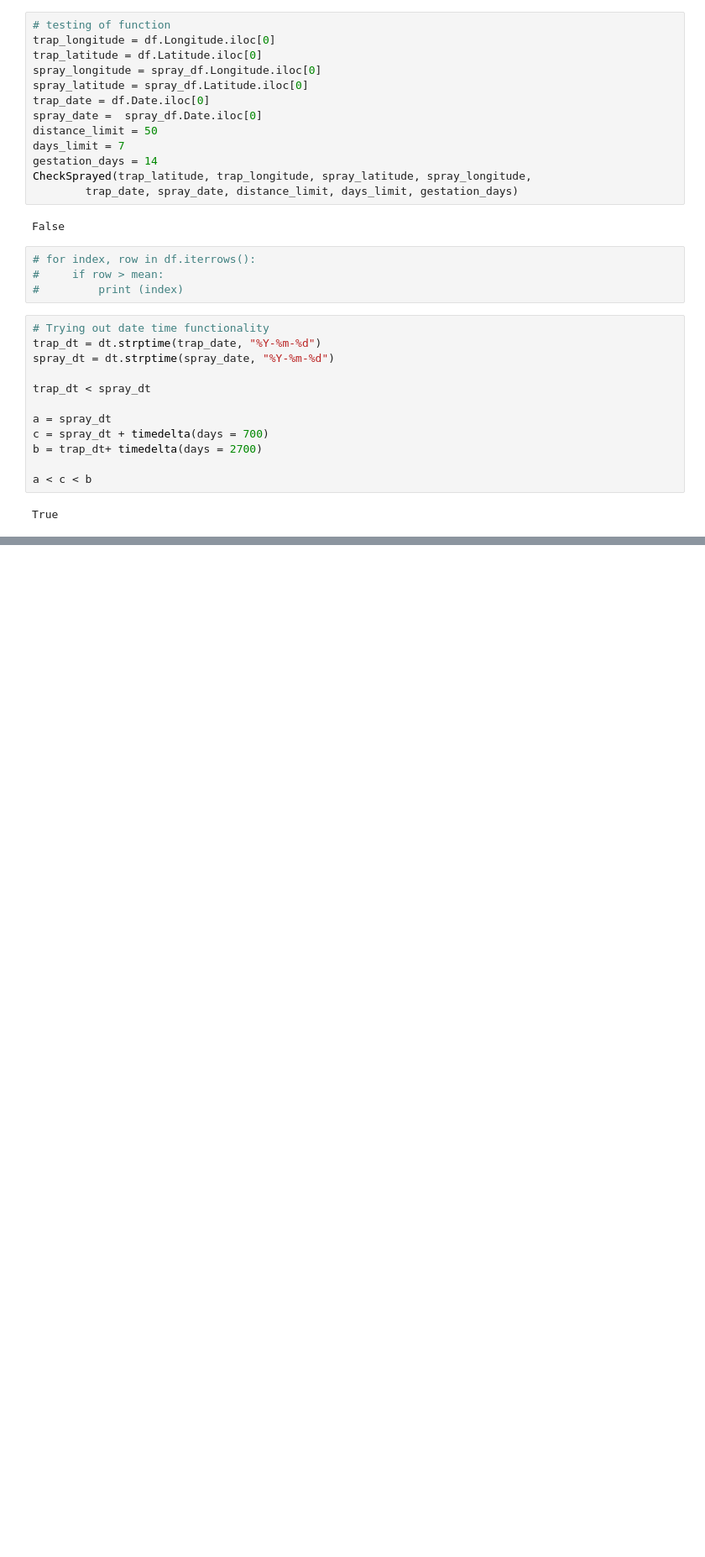
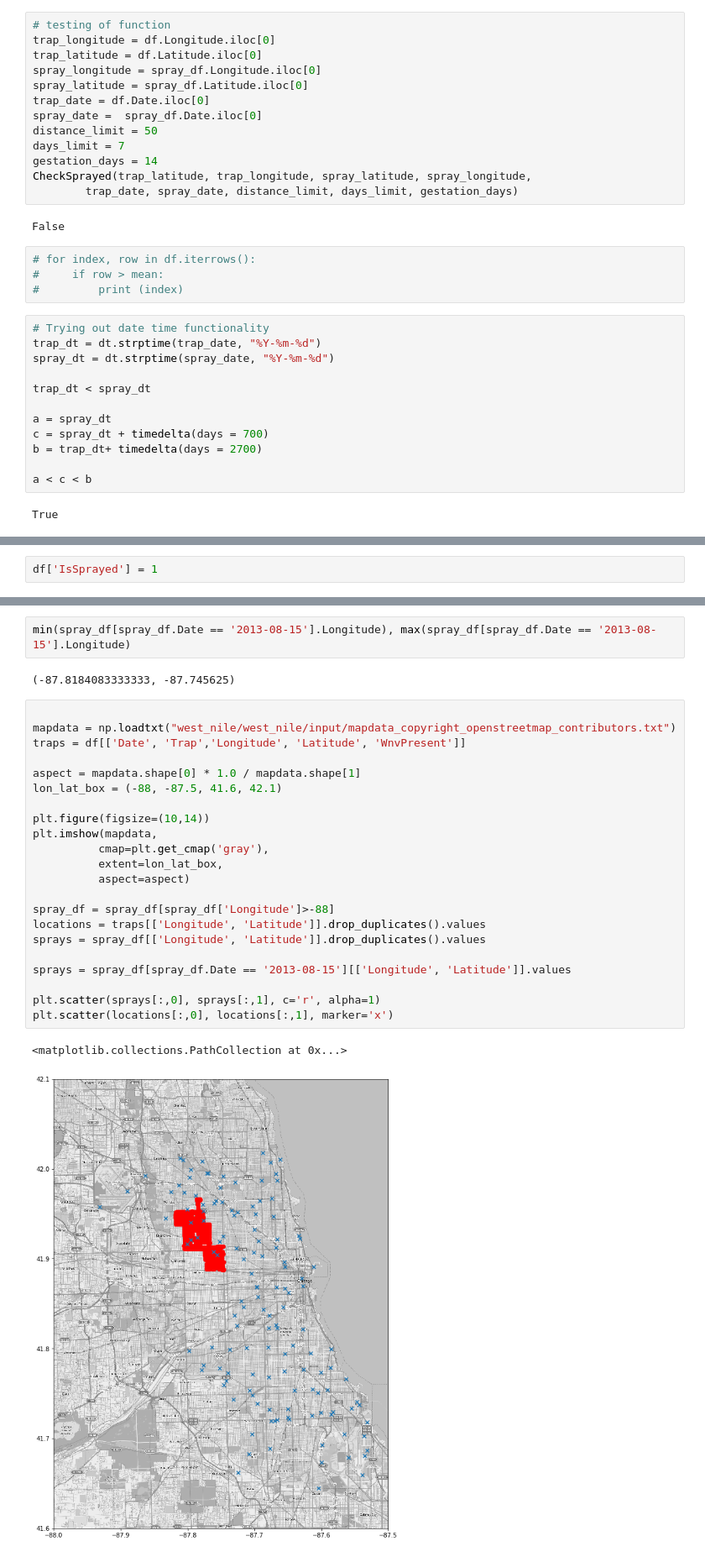
Before and after one commit to MaxReinisch/DSI_Project_4, a Jupyter notebook: West-Nile-Virus-BC.ipynb, the cells around one changed output, grey strips where cells are left out. Shown at 84% size. Saved outputs shown, nothing was run; the diff lists cells and outputs as text; blank space fills up the shorter version.

```diff
--- a/West-Nile-Virus-BC.ipynb
+++ b/West-Nile-Virus-BC.ipynb
@@ -223,0 +284,2 @@ True
+# %%
+df['IsSprayed'] = 1
@@ -223,0 +331,29 @@ True
+# %%
+min(spray_df[spray_df.Date == '2013-08-15'].Longitude), max(spray_df[spray_df.Date == '2013-08-15'].Longitude)
+# %% [output]
+(-87.8184083333333, -87.745625)
+# %%
+
+mapdata = np.loadtxt("west_nile/west_nile/input/mapdata_copyright_openstreetmap_contributors.txt")
+traps = df[['Date', 'Trap','Longitude', 'Latitude', 'WnvPresent']]
+
+aspect = mapdata.shape[0] * 1.0 / mapdata.shape[1]
+lon_lat_box = (-88, -87.5, 41.6, 42.1)
+
+plt.figure(figsize=(10,14))
+plt.imshow(mapdata,
+          cmap=plt.get_cmap('gray'),
+          extent=lon_lat_box,
+          aspect=aspect)
+
+spray_df = spray_df[spray_df['Longitude']>-88]
+locations = traps[['Longitude', 'Latitude']].drop_duplicates().values
+sprays = spray_df[['Longitude', 'Latitude']].drop_duplicates().values
+
+sprays = spray_df[spray_df.Date == '2013-08-15'][['Longitude', 'Latitude']].values
+
+plt.scatter(sprays[:,0], sprays[:,1], c='r', alpha=1)
+plt.scatter(locations[:,0], locations[:,1], marker='x')
+# %% [output]
+<matplotlib.collections.PathCollection at 0x...>
+[figure, added]
```
Also changed, not shown: parts of 56 cells of this notebook.
